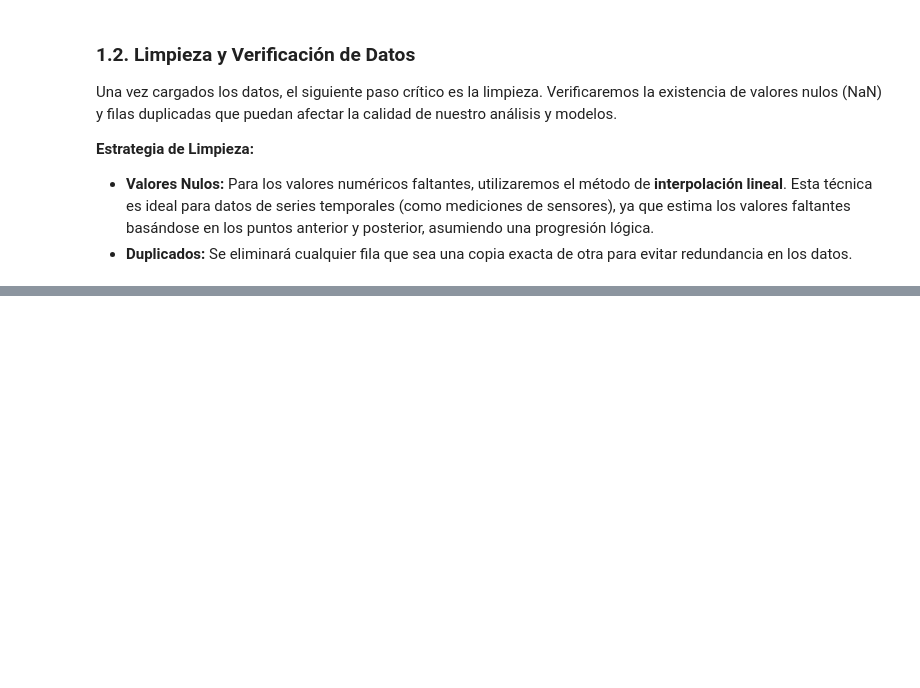
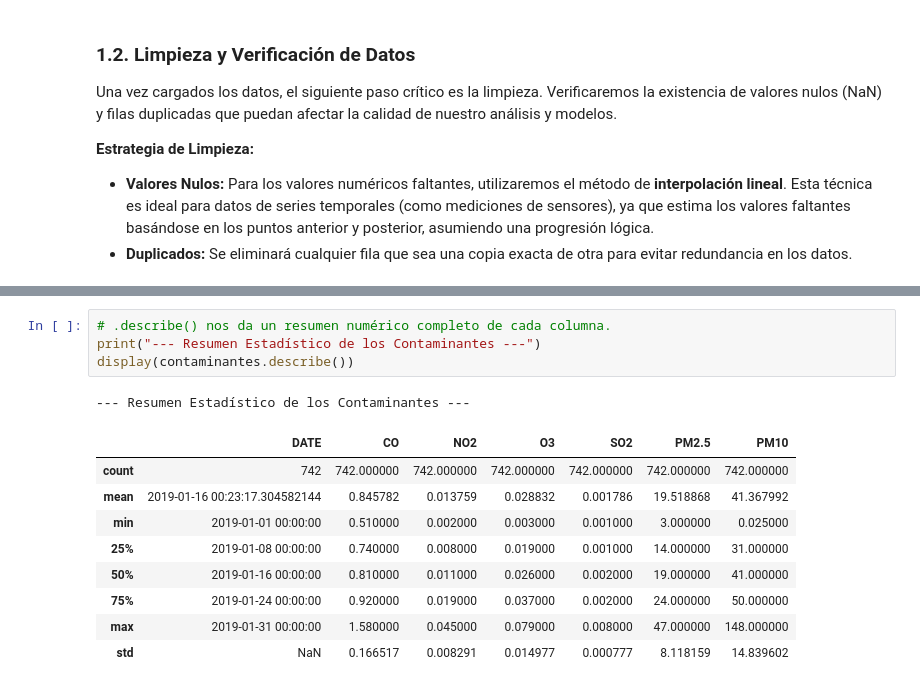
Before and after one commit to EmilianoRdzV/moca-analisis-contaminantes, a Jupyter notebook: Notebooks/CalidadAire.ipynb, the cells around one changed output, grey strips where cells are left out. Drawn from its saved outputs; the diff is of its cells as text; blank space fills up the shorter version.

```diff
--- a/Notebooks/CalidadAire.ipynb
+++ b/Notebooks/CalidadAire.ipynb
@@ -105,0 +112,15 @@ memory usage: 40.7 KB
+# %%
+# .describe() nos da un resumen numérico completo de cada columna.
+print("--- Resumen Estadístico de los Contaminantes ---")
+display(contaminantes.describe())
+# %% [output]
+--- Resumen Estadístico de los Contaminantes ---
+|  | DATE | CO | NO2 | O3 | SO2 | PM2.5 | PM10 |
+| count | 742 | 742.000000 | 742.000000 | 742.000000 | 742.000000 | 742.000000 | 742.000000 |
+| mean | 2019-01-16 00:23:17.304582144 | 0.845782 | 0.013759 | 0.028832 | 0.001786 | 19.518868 | 41.367992 |
+| min | 2019-01-01 00:00:00 | 0.510000 | 0.002000 | 0.003000 | 0.001000 | 3.000000 | 0.025000 |
+| 25% | 2019-01-08 00:00:00 | 0.740000 | 0.008000 | 0.019000 | 0.001000 | 14.000000 | 31.000000 |
+| 50% | 2019-01-16 00:00:00 | 0.810000 | 0.011000 | 0.026000 | 0.002000 | 19.000000 | 41.000000 |
+| 75% | 2019-01-24 00:00:00 | 0.920000 | 0.019000 | 0.037000 | 0.002000 | 24.000000 | 50.000000 |
+| max | 2019-01-31 00:00:00 | 1.580000 | 0.045000 | 0.079000 | 0.008000 | 47.000000 | 148.000000 |
+| std | NaN | 0.166517 | 0.008291 | 0.014977 | 0.000777 | 8.118159 | 14.839602 |
```
Also changed, not shown: parts of 8 cells of this notebook, 2 other files.
